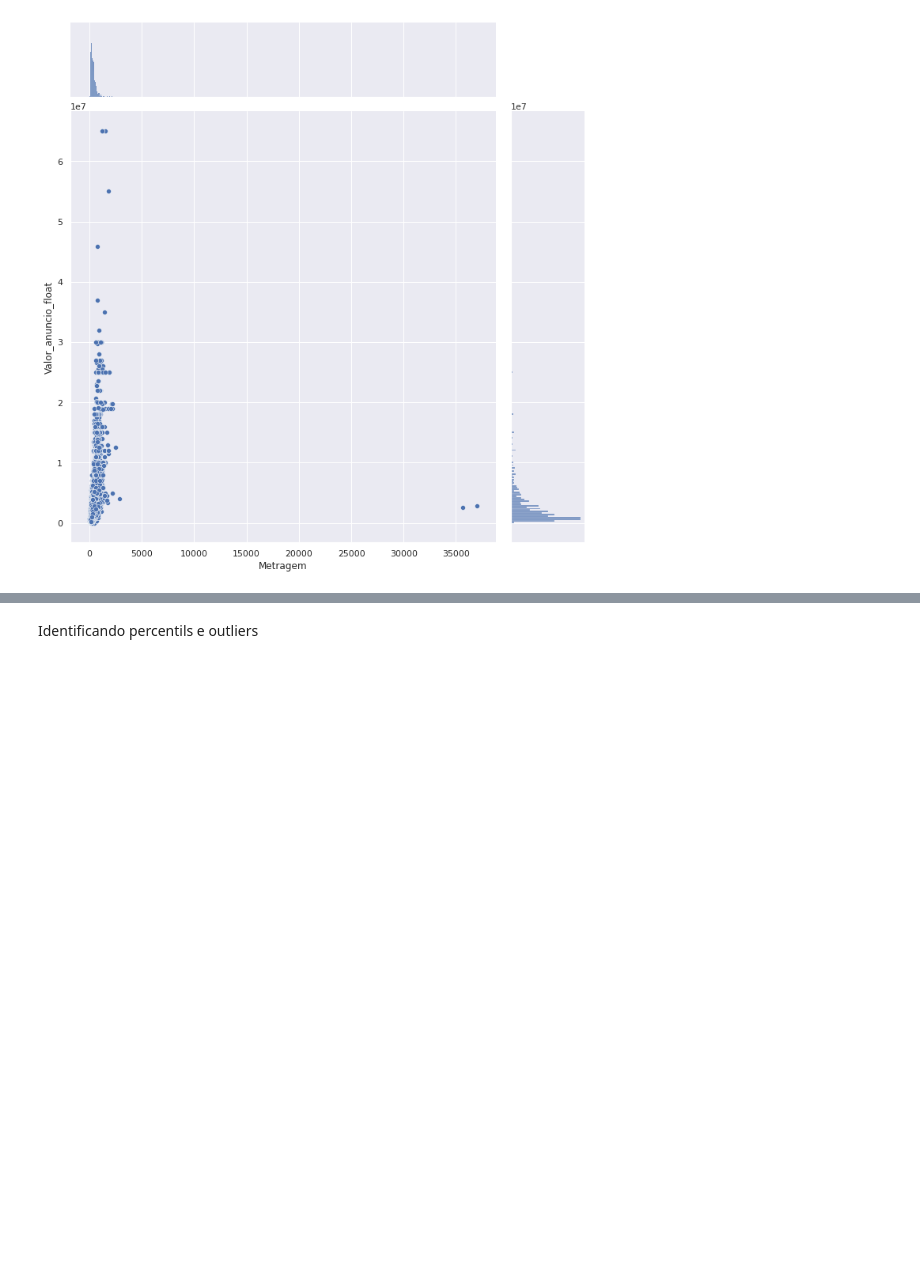
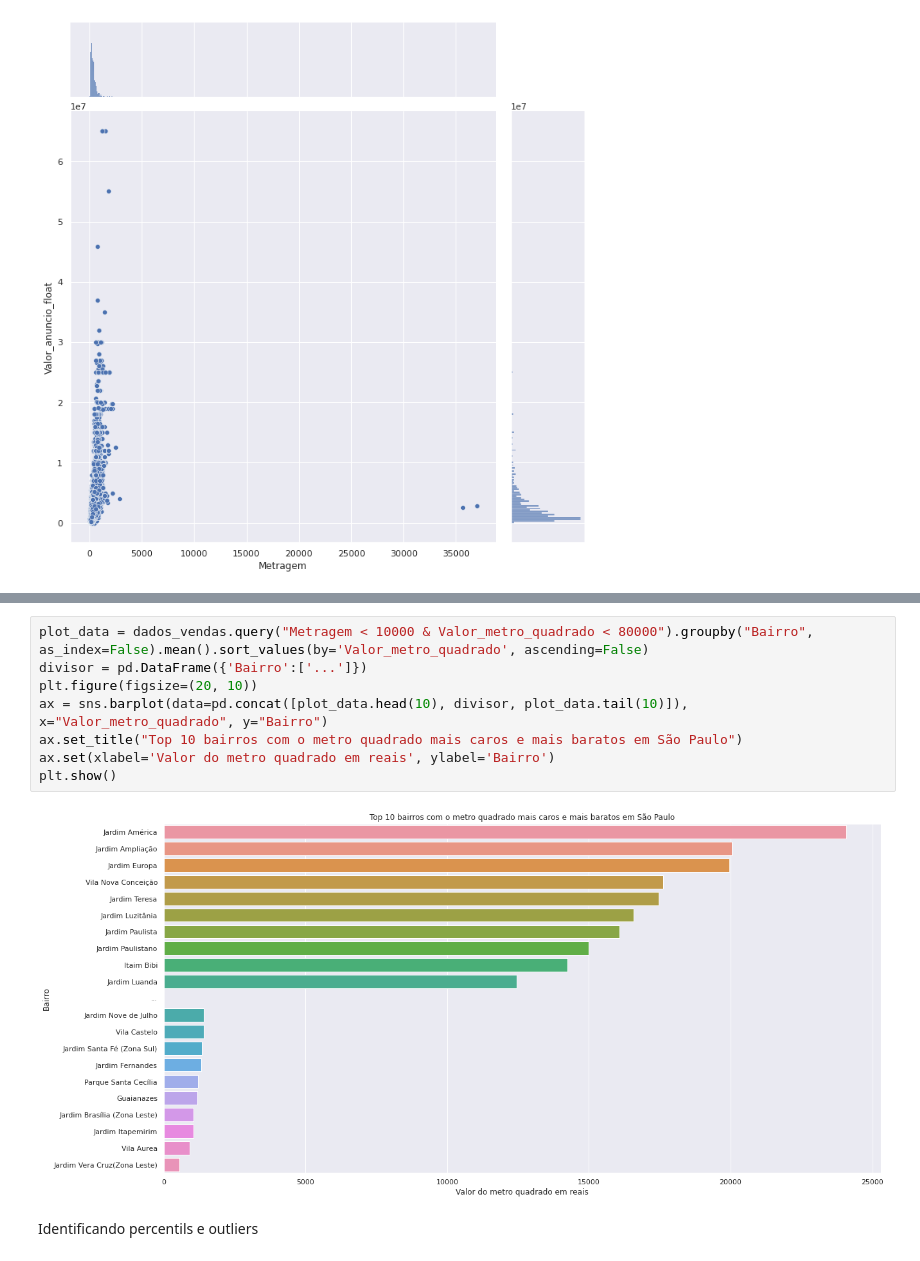
Before and after one commit to esaheki/imersao_dados_alura, a Jupyter notebook: Imersao_dados_4_aula02.ipynb, the cells around one changed output, grey strips where cells are left out. Cells and saved outputs as stored; diff of their text form; blank space fills up the shorter version.

```diff
--- a/Imersao_dados_4_aula02.ipynb
+++ b/Imersao_dados_4_aula02.ipynb
@@ -489,6 +502,16 @@ ax.set(xlabel='Valor do metro quadrado em reais', ylabel='Bairro')
 plt.show()
 # %% [output]
 [figure]
+# %%
+plot_data = dados_vendas.query("Metragem < 10000 & Valor_metro_quadrado < 80000").groupby("Bairro", as_index=False).mean().sort_values(by='Valor_metro_quadrado', ascending=False)
+divisor = pd.DataFrame({'Bairro':['...']})
+plt.figure(figsize=(20, 10))
+ax = sns.barplot(data=pd.concat([plot_data.head(10), divisor, plot_data.tail(10)]), x="Valor_metro_quadrado", y="Bairro")
+ax.set_title("Top 10 bairros com o metro quadrado mais caros e mais baratos em São Paulo")
+ax.set(xlabel='Valor do metro quadrado em reais', ylabel='Bairro')
+plt.show()
+# %% [output]
+[figure, added]
 # %% [markdown]
 Identificando percentils e outliers
 # %%
```
Also changed, not shown: parts of 4 cells of this notebook.
